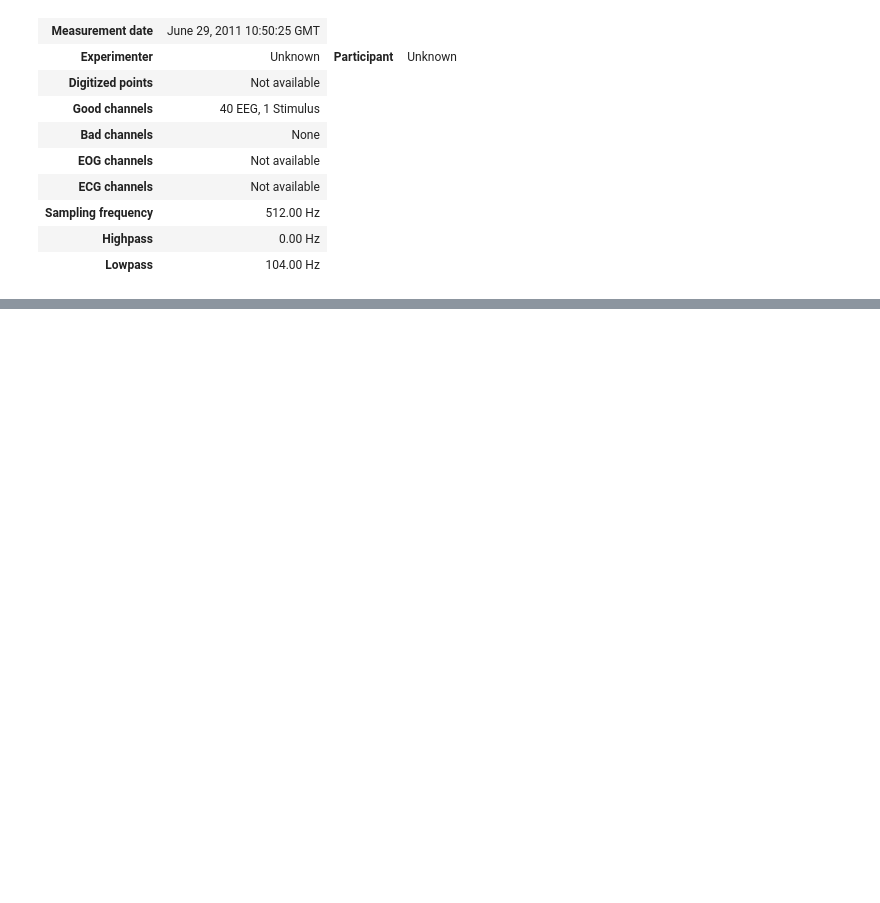
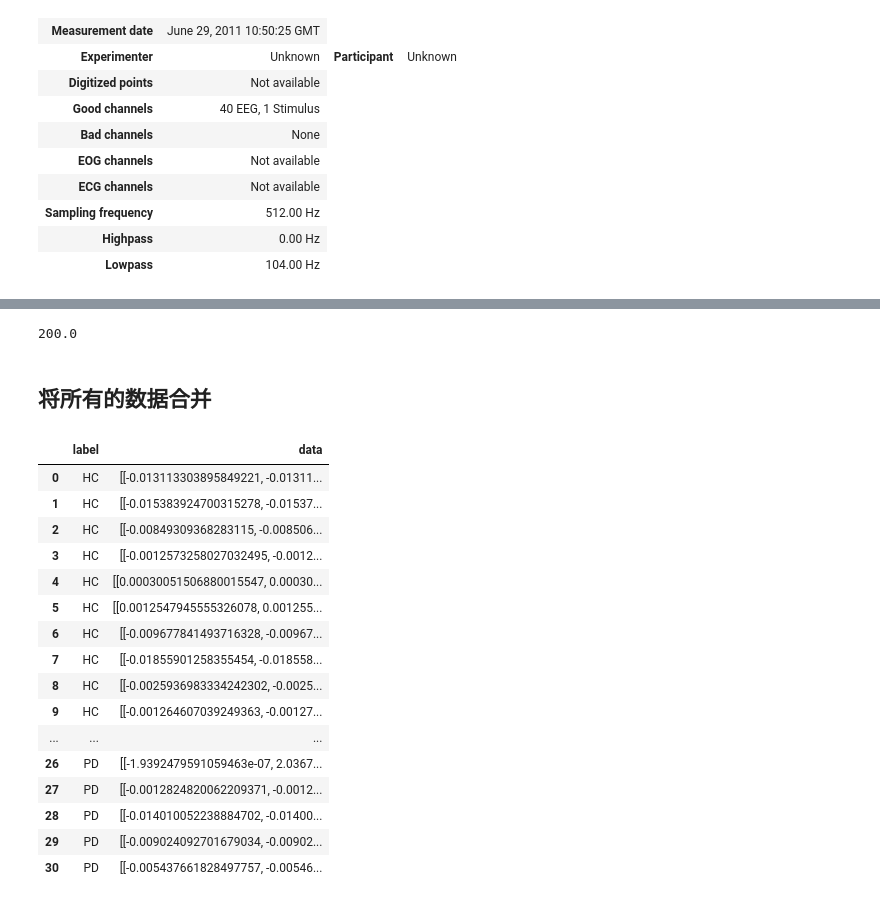
Before and after one commit to krisplusmagger/pd_detection, a Jupyter notebook: pd.ipynb, the cells around one changed output, grey strips where cells are left out. Cells and saved outputs as stored; diff of their text form; code cells hidden in the pictures; blank space fills up the shorter version.

Commit message:
an navie way to distract the raw data

```diff
--- a/pd.ipynb
+++ b/pd.ipynb
@@ -206,0 +565,27 @@ numpy.float64
+# %%
+len(eeg_pd_off_data_df['data'].iloc[0][0]) / 512
+# %% [output]
+200.0
+# %% [markdown]
+## 将所有的数据合并
+# %%
+# 保存全部数据为CSV文件
+eeg_hc_data_df.append(eeg_pd_data_df,ignore_index=True)# ignore_index true,  接到PD时index会接着从16开始，而不是0
+# %% [output]
+|  | label | data |
+| 0 | HC | [[-0.013113303895849221, -0.01311... |
+| 1 | HC | [[-0.015383924700315278, -0.01537... |
+| 2 | HC | [[-0.00849309368283115, -0.008506... |
+| 3 | HC | [[-0.0012573258027032495, -0.0012... |
+| 4 | HC | [[0.00030051506880015547, 0.00030... |
+| 5 | HC | [[0.0012547945555326078, 0.001255... |
+| 6 | HC | [[-0.009677841493716328, -0.00967... |
+| 7 | HC | [[-0.01855901258355454, -0.018558... |
+| 8 | HC | [[-0.0025936983334242302, -0.0025... |
+| 9 | HC | [[-0.001264607039249363, -0.00127... |
+| ... | ... | ... |
+| 26 | PD | [[-1.9392479591059463e-07, 2.0367... |
+| 27 | PD | [[-0.0012824820062209371, -0.0012... |
+| 28 | PD | [[-0.014010052238884702, -0.01400... |
+| 29 | PD | [[-0.009024092701679034, -0.00902... |
+| 30 | PD | [[-0.005437661828497757, -0.00546... |
```
Also changed, not shown: parts of 57 cells of this notebook.
